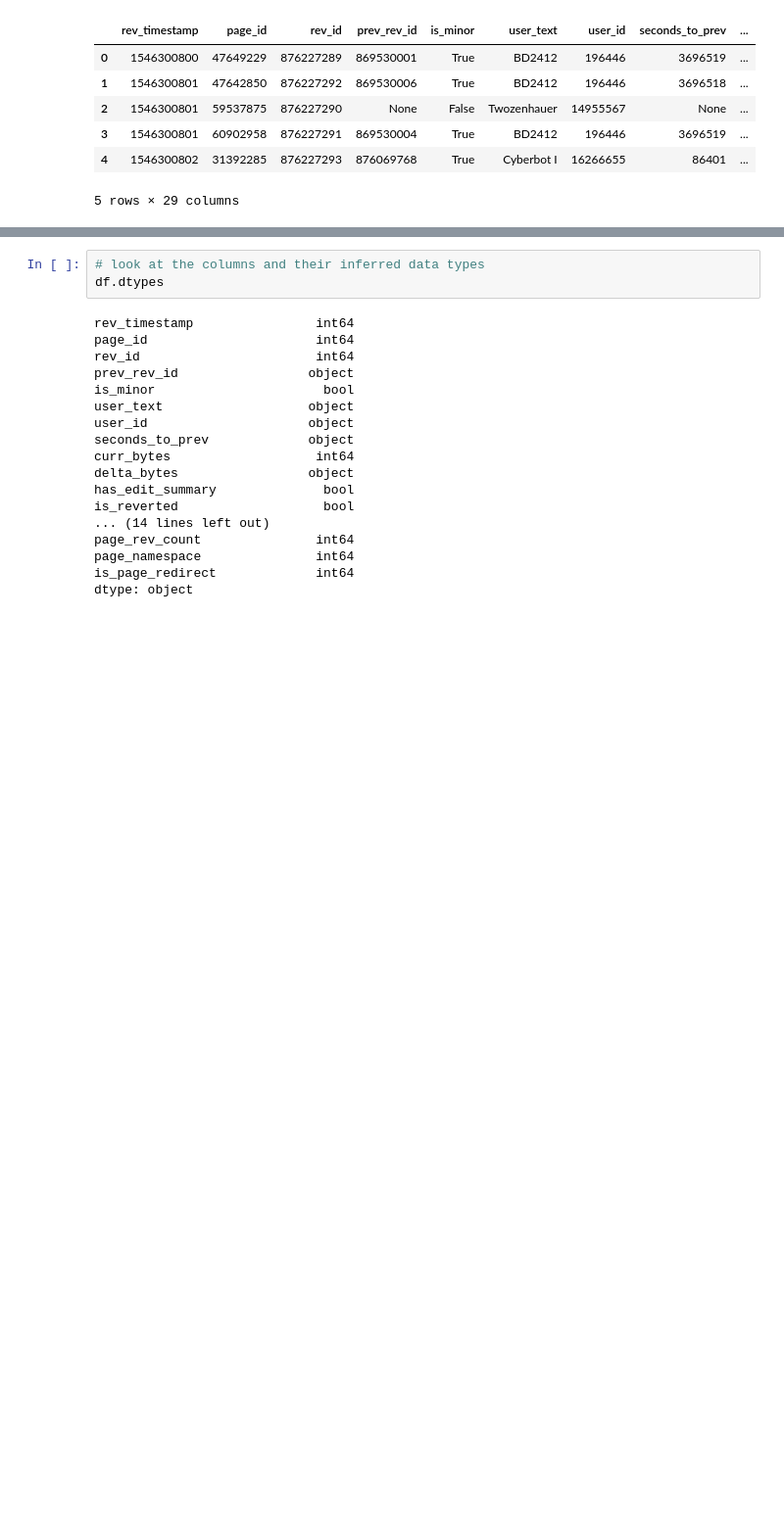
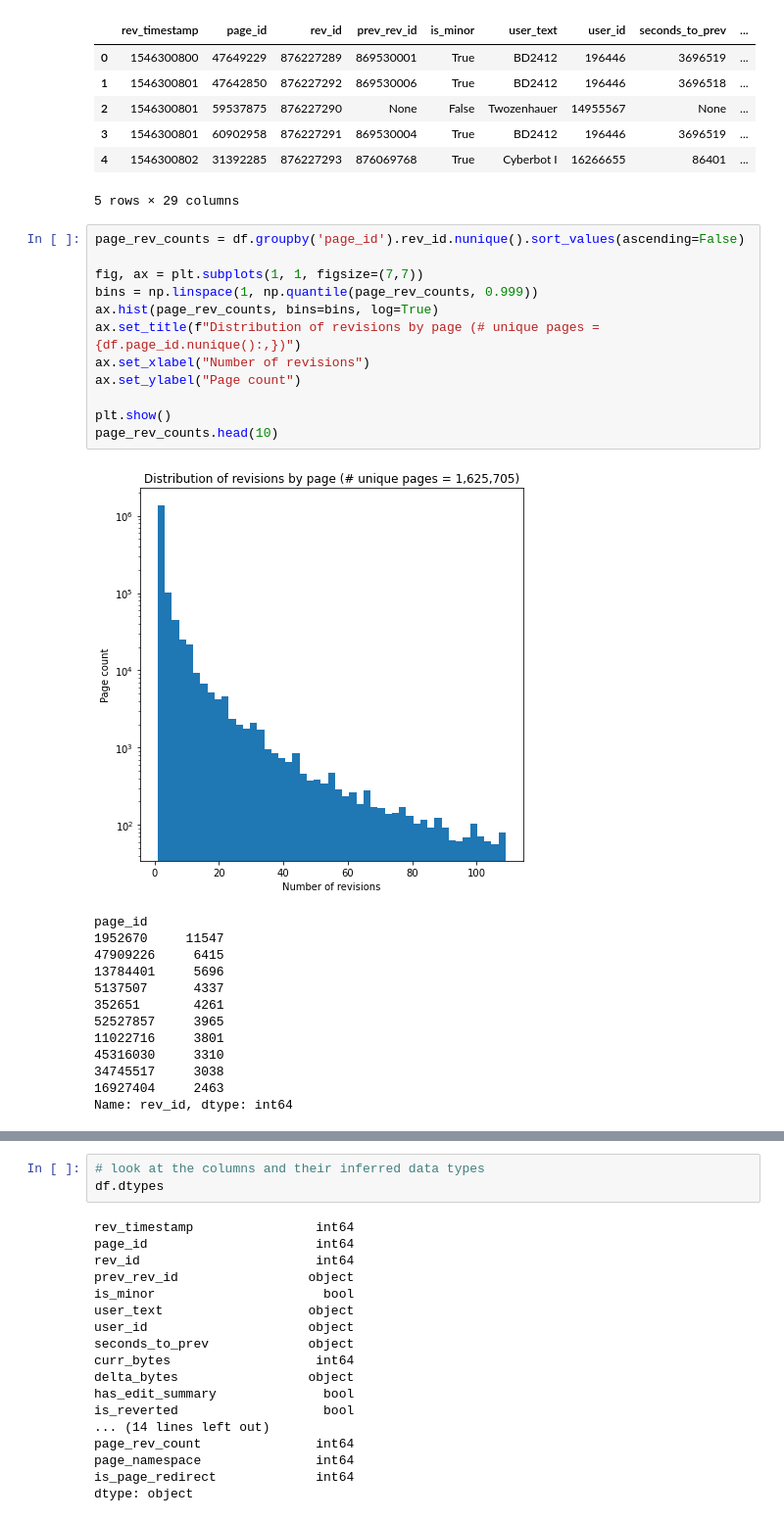
Before and after one commit to levon003/wiki-ores-feedback, a Jupyter notebook: reu2021/InitialAnalysis.ipynb, the cells around one changed output, grey strips where cells are left out. Shown at 98% size. Drawn from its saved outputs; the diff is of its cells as text; blank space fills up the shorter version.

```diff
--- a/reu2021/InitialAnalysis.ipynb
+++ b/reu2021/InitialAnalysis.ipynb
@@ -33,3 +34,29 @@ Read 4766352 rows in 0:00:14.687382.
 | 3 | 1546300801 | 60902958 | 876227291 | 869530004 | True | BD2412 | 196446 | 3696519 | ... |
 | 4 | 1546300802 | 31392285 | 876227293 | 876069768 | True | Cyberbot I | 16266655 | 86401 | ... |
 5 rows × 29 columns
+# %%
+page_rev_counts = df.groupby('page_id').rev_id.nunique().sort_values(ascending=False)
+
+fig, ax = plt.subplots(1, 1, figsize=(7,7))
+bins = np.linspace(1, np.quantile(page_rev_counts, 0.999))
+ax.hist(page_rev_counts, bins=bins, log=True)
+ax.set_title(f"Distribution of revisions by page (# unique pages = {df.page_id.nunique():,})")
+ax.set_xlabel("Number of revisions")
+ax.set_ylabel("Page count")
+
+plt.show()
+page_rev_counts.head(10)
+# %% [output]
+[figure, added]
+page_id
+1952670     11547
+47909226     6415
+13784401     5696
+5137507      4337
+352651       4261
+52527857     3965
+11022716     3801
+45316030     3310
+34745517     3038
+16927404     2463
+Name: rev_id, dtype: int64
```
Also changed, not shown: parts of 8 cells of this notebook.
